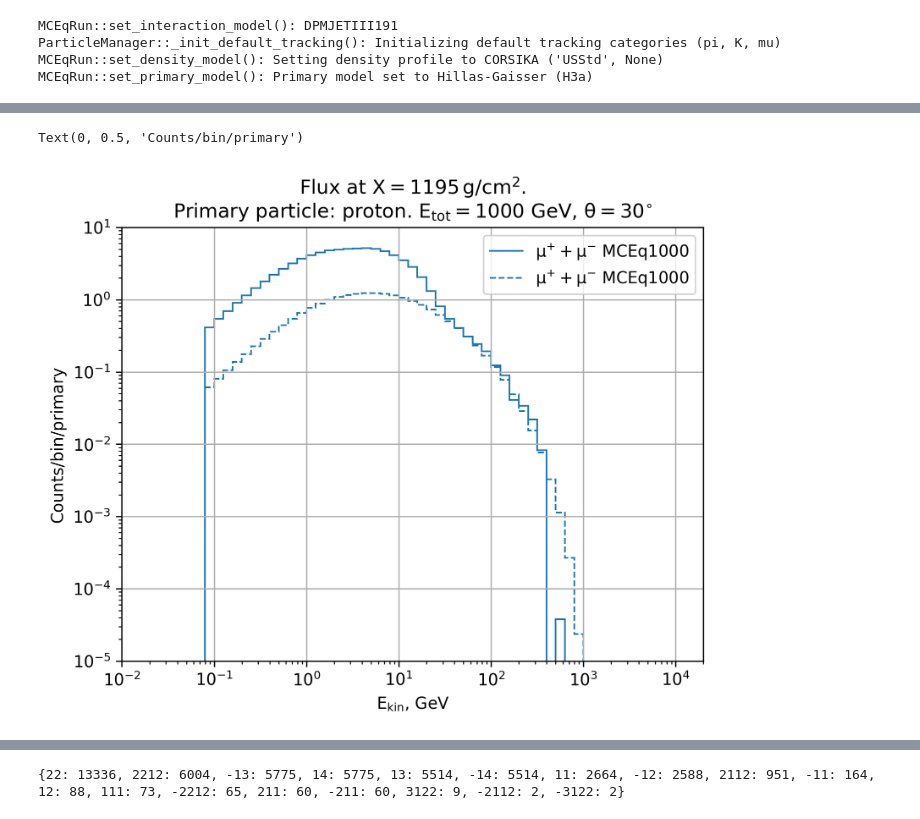
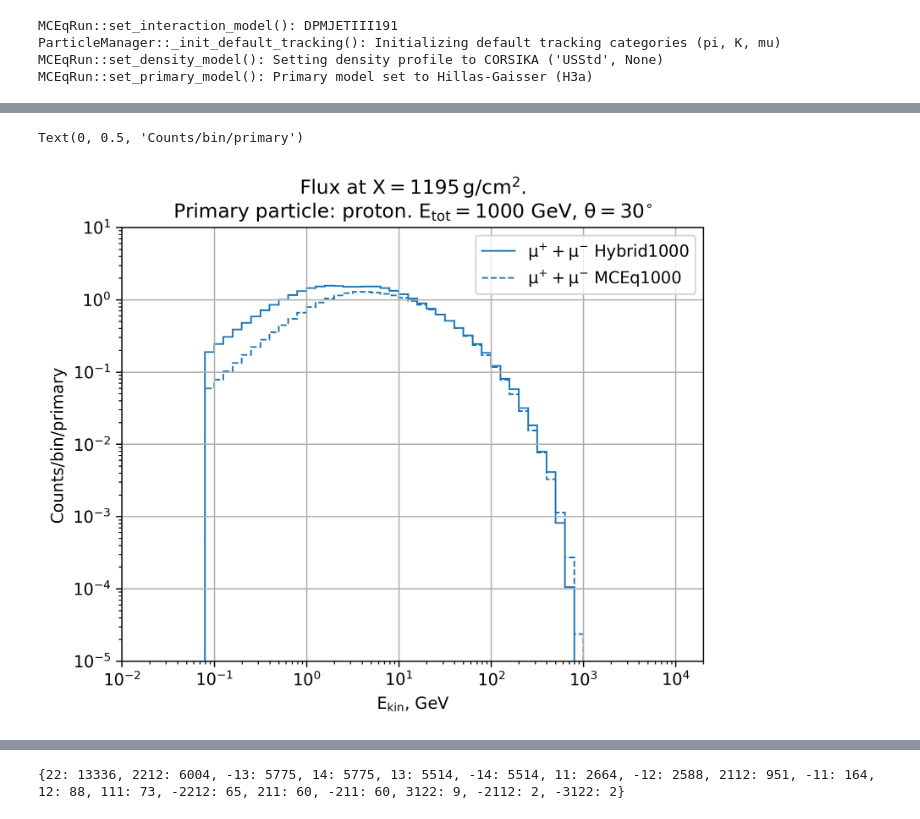
Before and after one commit to jncots/xmax_sigma, a Jupyter notebook: flincpy/scripts_02/01_histograms/06_cascade_integrate.ipynb, the cells around one changed output, grey strips where cells are left out. Cells and saved outputs as stored; diff of their text form; code cells hidden in the pictures.

```diff
--- a/flincpy/scripts_02/01_histograms/06_cascade_integrate.ipynb
+++ b/flincpy/scripts_02/01_histograms/06_cascade_integrate.ipynb
@@ -155,6 +203,7 @@ mceq_dist = MCEQExtractDists(mceq_run,
                      ("numu", "numu", "antinumu"),
                      ("nue", "nue", "antinue"),
                      ("pi", "pi+", "pi-"),
+                     ("pi0", "pi0"),
                      ("el", "e+", "e-"),
                      ("e+", "e+"),
                      ("e-", "e-")
@@ -162,6 +211,8 @@ mceq_dist = MCEQExtractDists(mceq_run,
                  slant_depths = [600, 800, 900, 1000]
                  )
 # %%
+config.adv_set["exclude_from_mixing"] = [13]
+config.adv_set["disable_decays"] = []
 mceq_loss = MCEQDistributions(
                  energy = 1e3,
                  pdg_id = 2212,
@@ -173,6 +224,7 @@ mceq_loss = MCEQDistributions(
                      ("numu", "numu", "antinumu"),
                      ("nue", "nue", "antinue"),
                      ("pi", "pi+", "pi-"),
+                     ("pi0", "pi0"),
                      ("el", "e+", "e-"),
                      ("e+", "e+"),
                      ("e-", "e-")
@@ -183,7 +235,7 @@ mceq_loss = MCEQDistributions(
                  enable_energy_loss = True,
                  muon_helicity_dependence = True,
                  disable_decays = [],
-                 hybrid_crossover=0.01,
+                #  hybrid_crossover=0.01,
                  density_model = ("CORSIKA", ("USStd", None)))
 # %% [output]
 MCEqRun::set_interaction_model(): DPMJETIII191
@@ -222,7 +324,7 @@ line_colors = plt.rcParams['axes.prop_cycle'].by_key()['color']
 
 ixdepth = 3
 plt.stairs(mceq_dist.flux[ixdepth]["mu"], mceq_dist.e_bins,
-           label = r"${\mu}^{+} + {\mu}^{-}$ MCEq" + f"{mceq_dist.slant_depths[ixdepth]}",
+           label = r"${\mu}^{+} + {\mu}^{-}$ Hybrid" + f"{mceq_dist.slant_depths[ixdepth]}",
            linestyle='-',
            color = line_colors[0])
 
@@ -241,31 +343,31 @@ plt.stairs(mceq_loss.flux[ixdepth]["mu"], mceq_loss.e_bins,
 #            label = r"$\bar{\nu}_{\mu} + {\nu}_{\mu}$ MCEq", linestyle='--',
 #            color = line_colors[2])
 # plt.stairs(mceq_dist.flux[ixdepth]["nue"], mceq_dist.e_bins,
 #            label = r"$\bar{\nu}_{e} + {\nu}_{e}$ MCEq", linestyle='--',
 #            color = line_colors[1])
 # # plt.stairs(mceq_dist.flux["pi"], mceq_dist.e_bins,
 #            label = r"$\bar{\pi}^{+} + {\pi}^{-}$ mceq", linestyle='--')
 
 # plt.stairs(mceq_dist.flux["el"], mceq_dist.e_bins,
 #            label = r"$\bar{e}^{+} + {e}^{-}$ mceq", linestyle='--')
 
 # plt.stairs(mceq_dist.flux["e+"], mceq_dist.e_bins,
 #            label = r"${e}^{+}$ mceq", linestyle='--')
 
 # plt.stairs(mceq_dist.flux["e-"], mceq_dist.e_bins,
 #            label = r"${e}^{-}$ mceq", linestyle='--')
 
 plt.xscale("log")
 plt.yscale("log")
 plt.xlim(1e-2, 2e4)
 plt.ylim(1e-5, 10)
 plt.legend()
 plt.grid()
 plt.title("Flux at " +  r"$X = 1195\, g/cm^2.$"+ "\nPrimary particle: proton. "
           +  r"$E_{tot}=1000$ GeV" + r", $\theta = 30^{\circ}$")
 plt.xlabel(r"$E_{kin}$, GeV")
 plt.ylabel(r"Counts/bin/primary")
 # plt.savefig('01_nomuon_decay_flux.svg')
 # %% [output]
 Text(0, 0.5, 'Counts/bin/primary')
-[figure, old version]
+[figure, new version]
```
Also changed, not shown: parts of 29 cells of this notebook, 13 other files.
